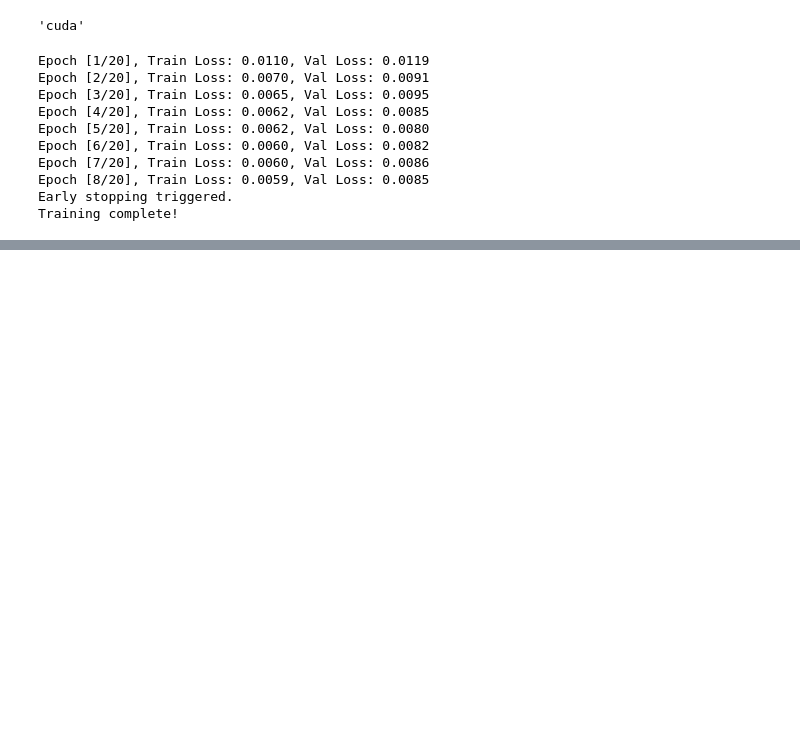
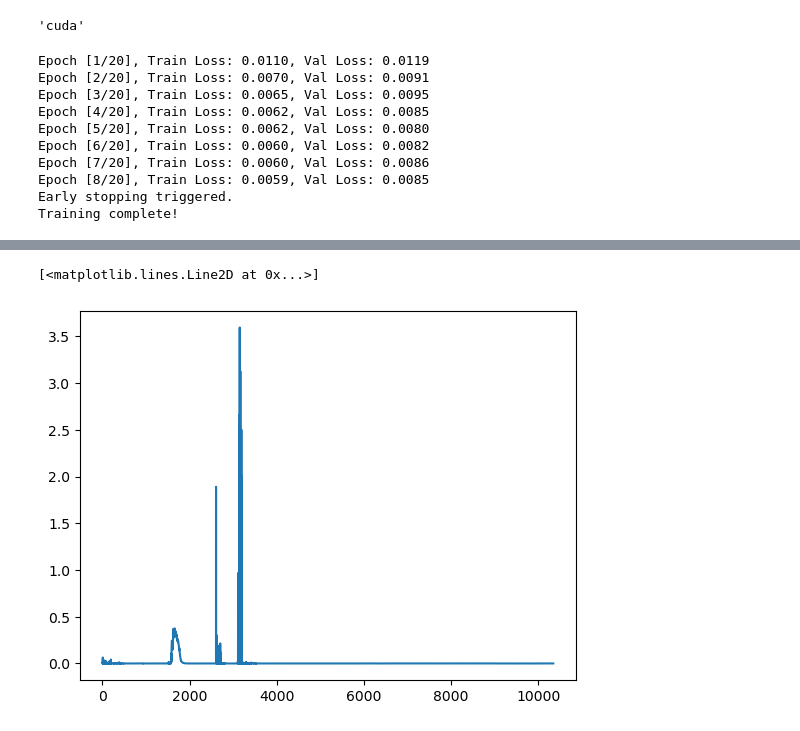
Before and after one commit to AtanasKolevNBU/PhD, a Jupyter notebook: notebooks/data_exploration/data_preparation.ipynb, the cells around one changed output, grey strips where cells are left out. Drawn from its saved outputs; the diff is of its cells as text; code cells hidden in the pictures; blank space fills up the shorter version.

```diff
--- a/notebooks/data_exploration/data_preparation.ipynb
+++ b/notebooks/data_exploration/data_preparation.ipynb
@@ -301,0 +502,4 @@ MAPE: 0.031034529209136963
+# %%
+lstm = LSTM_AR(1, 128, 3)
+# %%
+lstm_healthy = train_lstm(lstm, train_loader, val_loader, num_epochs=20, learning_rate=0.01)
@@ -301,0 +524,9 @@ MAPE: 0.031034529209136963
+# %%
+y_pred = forecast_real_data(lstm_healthy, test_set['resultant_vibration_magnitude_normal_dist'])
+# %%
+anom_metric = mean_squared_error(test_set.loc[y_pred.index, 'resultant_vibration_magnitude_normal_dist'].values.reshape(1, -1), y_pred.values.reshape(1, -1), multioutput='raw_values')
+# %%
+plt.plot(anom_metric)
+# %% [output]
+[<matplotlib.lines.Line2D at 0x...>]
+[figure, added]
```
Also changed, not shown: parts of 32 cells of this notebook, 2 other files.
